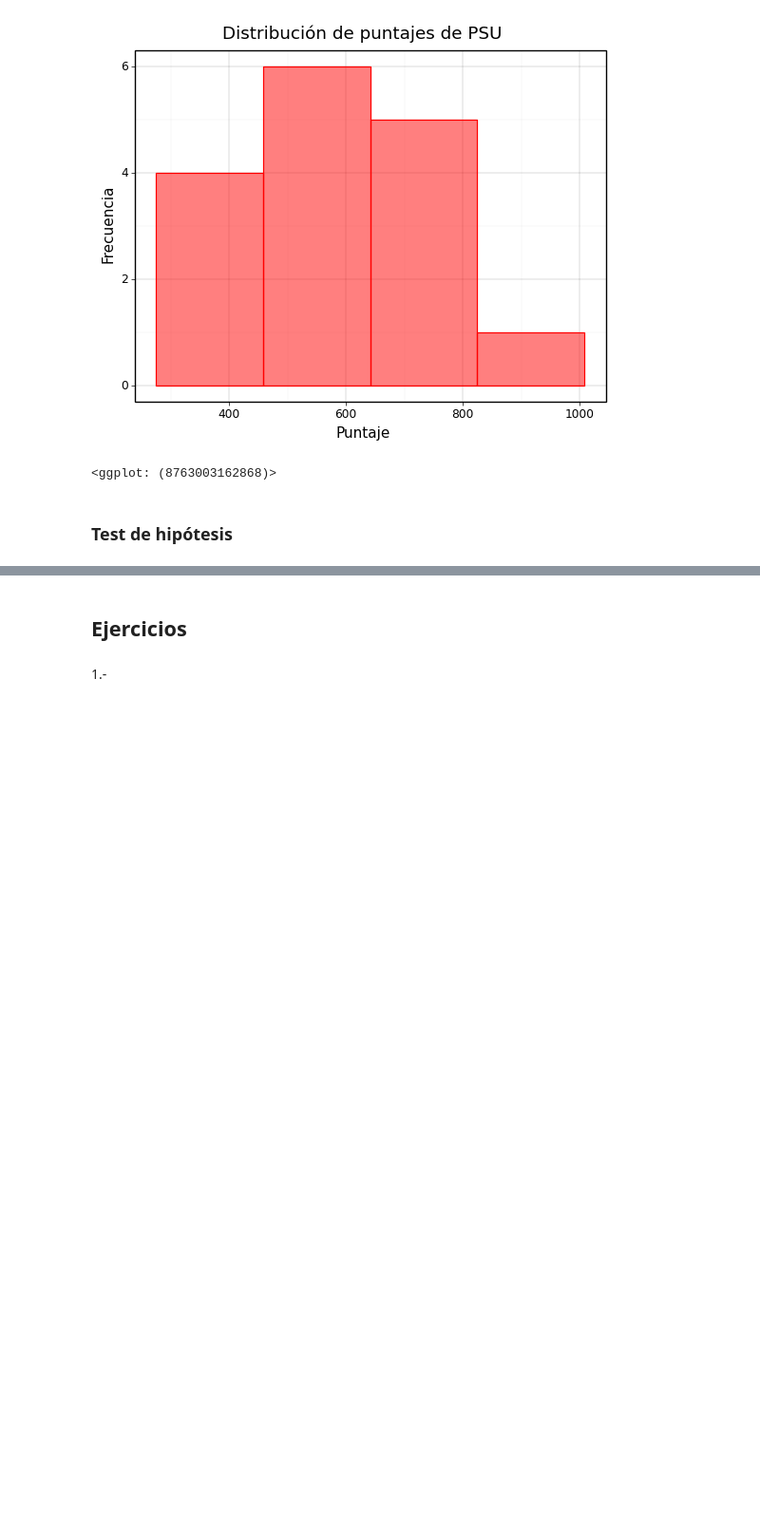
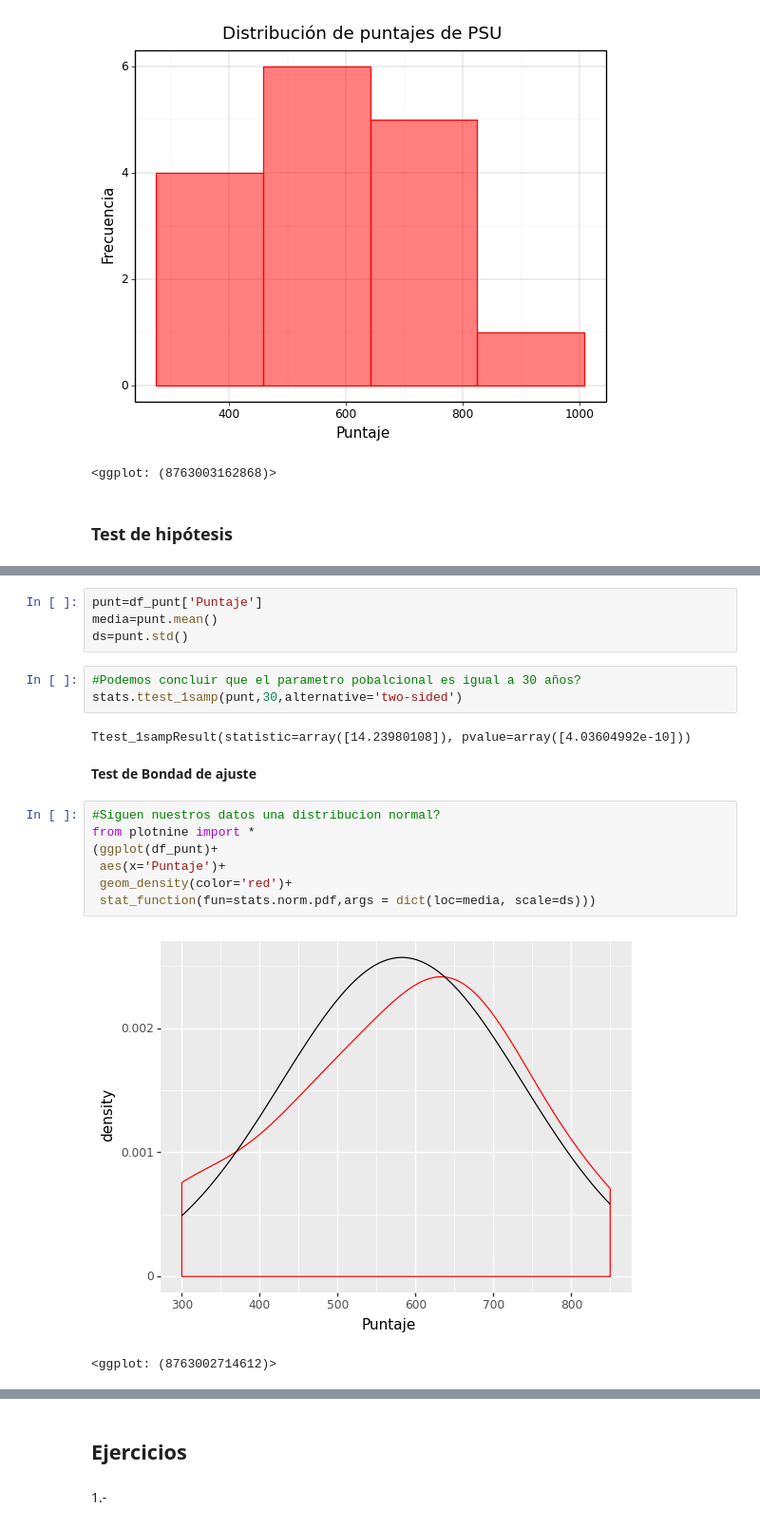
Before and after one commit to BrunoJReyes/AyudantiasTICS314-2022-2, a Jupyter notebook: Ayudantía-n°4-Test-de-hipótesis.ipynb, the cells around one changed output, grey strips where cells are left out. Shown at 95% size. Drawn from its saved outputs; the diff is of its cells as text; blank space fills up the shorter version.

Commit message:
Test hip.

```diff
--- a/Ayudantía-n°4-Test-de-hipótesis.ipynb
+++ b/Ayudantía-n°4-Test-de-hipótesis.ipynb
@@ -225,0 +252,21 @@ from plotnine import *
+# %%
+punt=df_punt['Puntaje']
+media=punt.mean()
+ds=punt.std()
+# %%
+#Podemos concluir que el parametro pobalcional es igual a 30 años?
+stats.ttest_1samp(punt,30,alternative='two-sided')
+# %% [output]
+Ttest_1sampResult(statistic=array([14.23980108]), pvalue=array([4.03604992e-10]))
+# %% [markdown]
+**Test de Bondad de ajuste**
+# %%
+#Siguen nuestros datos una distribucion normal?
+from plotnine import *
+(ggplot(df_punt)+
+ aes(x='Puntaje')+
+ geom_density(color='red')+
+ stat_function(fun=stats.norm.pdf,args = dict(loc=media, scale=ds)))
+# %% [output]
+[figure, added]
+<ggplot: (8763002714612)>
```
Also changed, not shown: parts of 8 cells of this notebook.
